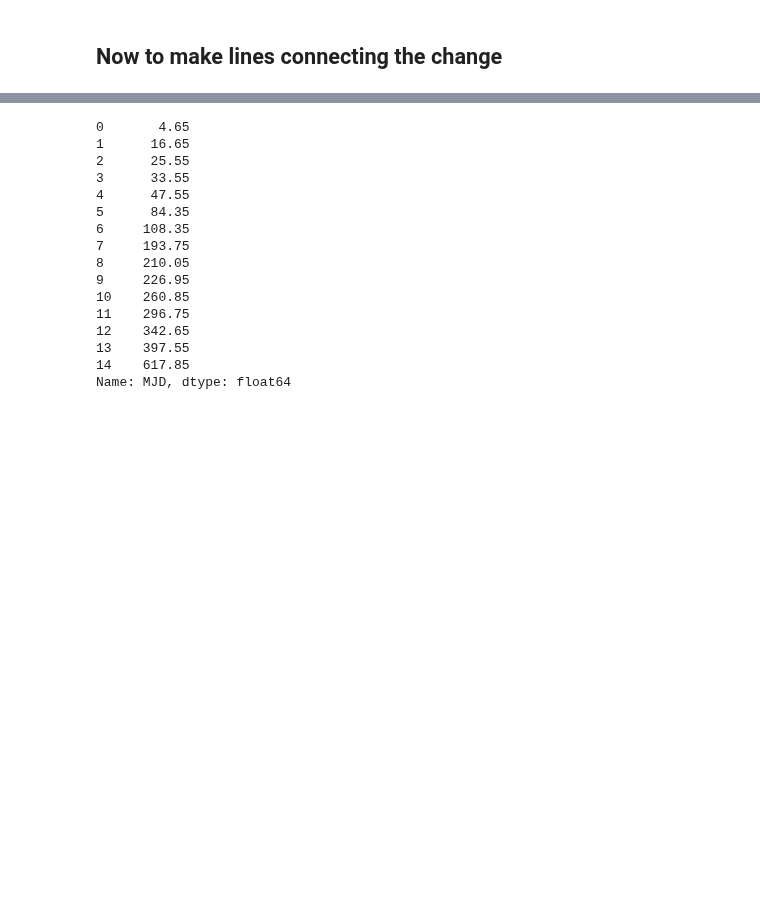
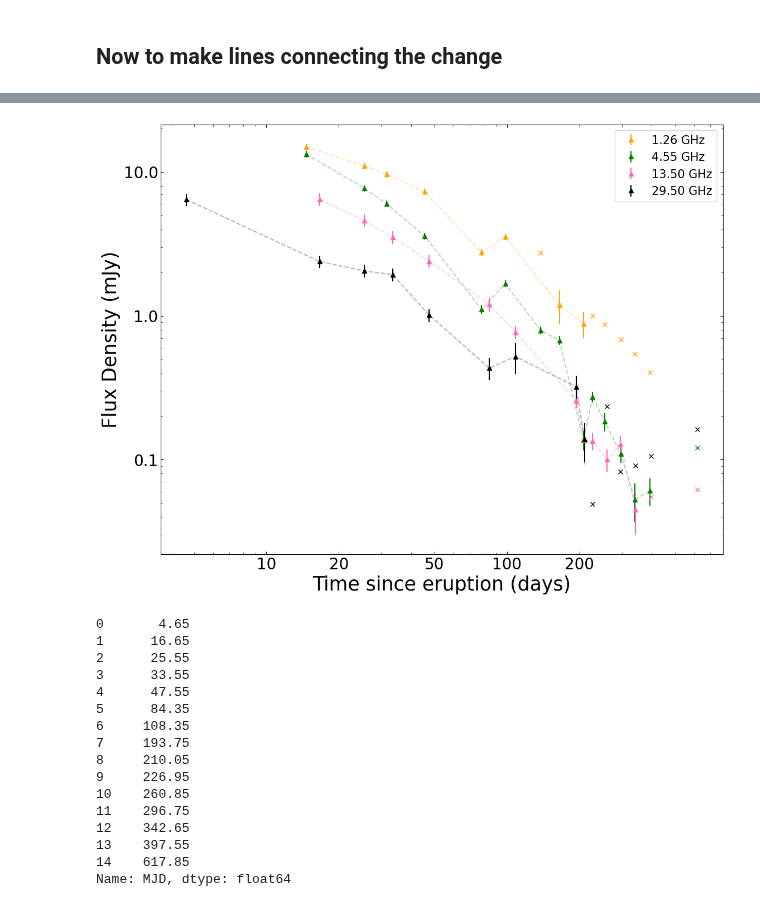
Before and after one commit to Wilhelm005/Research-Code, a Jupyter notebook: V1534Sco_Work.ipynb, the cells around one changed output, grey strips where cells are left out. Saved outputs shown, nothing was run; the diff lists cells and outputs as text; code cells hidden in the pictures; blank space fills up the shorter version.

Commit message:
Everything with format changes (haven't updated any velocities)

```diff
--- a/V1534Sco_Work.ipynb
+++ b/V1534Sco_Work.ipynb
@@ -507,3 +507,59 @@ fig.savefig("v1534_lc.png", dpi=300);
+# %%
+fig, ax = plt.subplots()
+fig.set_size_inches(13,10)
+
+# Store which labels have already been used
+used_labels = set()
+
+def plot(days, fluxes, errors, color, label_name):
+    for day, flux, err in zip(days, fluxes, errors):
+        if flux < 3 * err:
+            fmt = 'x'  # square for non-detection
+            label = None  # no label for non-detections
+
+            ax.errorbar(day, (flux+3*err), fmt=fmt, color=color, label=label)
+
+        if flux > 3*err :
+            fmt = '^'  # triangle for detection
+            label = label_name if label_name not in used_labels else None
+
+            ax.errorbar(day, flux, yerr=err, fmt=fmt, color=color, label=label)
+
+        if label:
+            used_labels.add(label)
+
+# Plot each band
+plot(days1_26, flux1_26, flux_err1_26, 'orange', '1.26 GHz')
+ax.plot(days1_26m, flux1_26m, color='orange', linestyle ="--", alpha=.3)
+
+plot(days4_55, flux4_55, flux_err4_55, 'green', '4.55 GHz')
+ax.plot(days4_55m, flux4_55m, color='green', linestyle ="--", alpha=.3)
+
+
+plot(days13_5, flux13_5, flux_err13_5, 'hotpink', '13.50 GHz')
+ax.plot(days13_5m, flux13_5m, color='hotpink', linestyle ="--", alpha=.3)
+
+
+plot(days29_5, flux29_5, flux_err29_5, 'black', '29.50 GHz')
+ax.plot(days29_5m, flux29_5m, color='black', linestyle ="--", alpha=.3)
+
+
+# Final plot formatting
+ax.set_xscale('log')
+ax.set_xticks([10,20,50,100,200], labels = ['10','20','50','100','200'], fontsize = 20)
+ax.set_yscale('log')
+ax.set_yticks([.1,1,10], labels = ['0.1','1.0','10.0'], fontsize = 20)
+ax.set_xlabel("Time since eruption (days)", fontsize=25)
+ax.set_ylabel("Flux Density (mJy)", fontsize=25)
+
+ax.tick_params(axis='both', which='both', direction='in', top=True, right=True)
+
+#ax.set_title()
+plt.legend(fontsize = 15)
+plt.show()
+fig.savefig("v1534_lc_simple.png", dpi=300);
+# %% [output]
+[figure, added]
 # %%
 print(days29_5)
 # %% [output]
```
Also changed, not shown: parts of 1 cell of this notebook, 24 other files.
